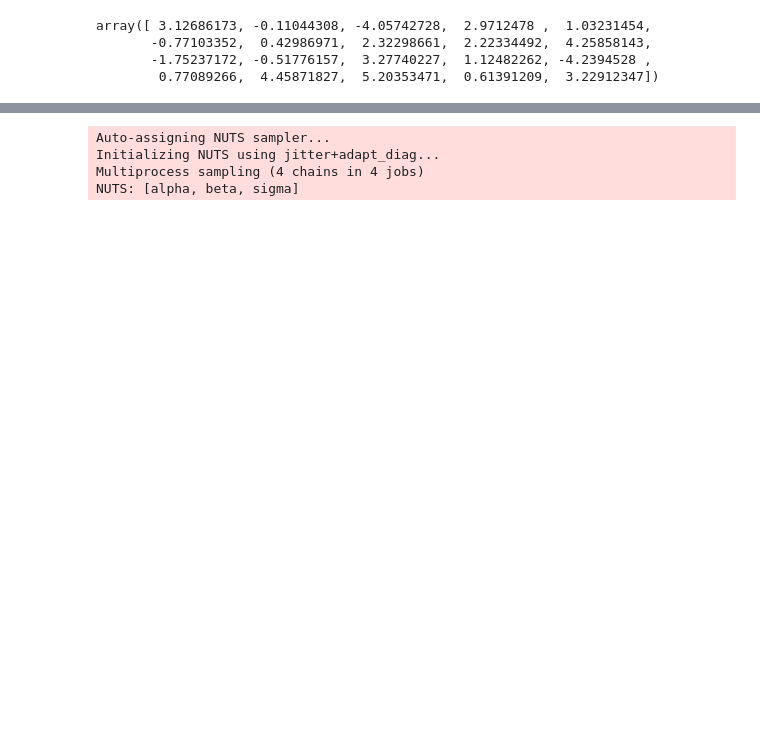
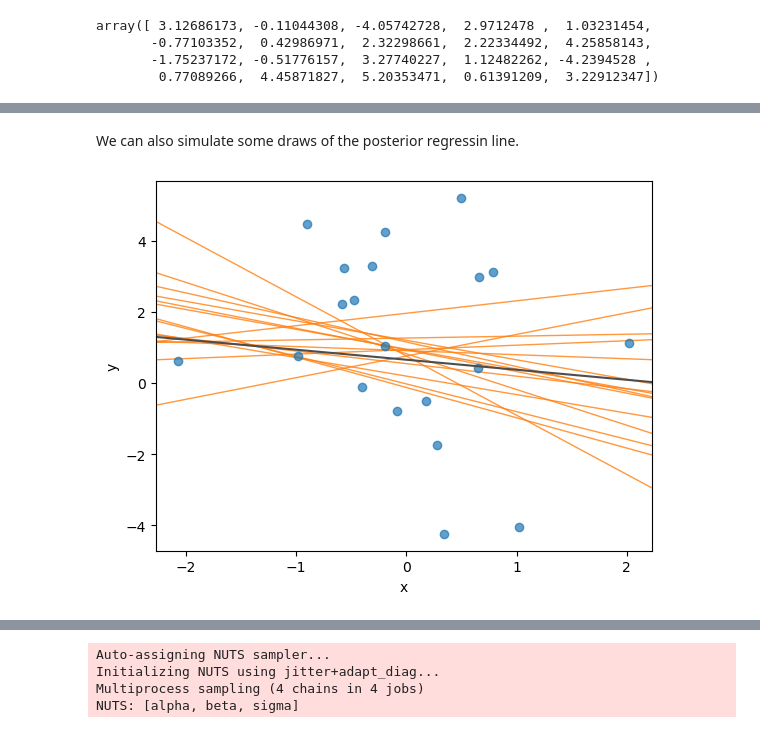
Before and after one commit to tomicapretto/tomicapretto.github.io, a Jupyter notebook: posts/2024-11-01_pymc-data-simulation/index.ipynb, the cells around one changed output, grey strips where cells are left out. Cells and saved outputs as stored; diff of their text form; code cells hidden in the pictures; blank space fills up the shorter version.

```diff
--- a/posts/2024-10-31_pymc-data-simulation/index.ipynb
+++ b/posts/2024-11-01_pymc-data-simulation/index.ipynb
@@ -150,0 +315,17 @@ model_observed_data.to_graphviz()
+# %% [markdown]
+We can also simulate some draws of the posterior regressin line.
+# %%
+posterior_draws = az.extract(
+    idata, group="posterior", var_names=["alpha", "beta"], num_samples=15
+)
+
+fig, ax = plt.subplots()
+ax.scatter(x_values, y_values, alpha=0.7)
+ax.axline((0, alpha_value), slope=beta_value, color="0.3")
+
+for a, b in zip(posterior_draws["alpha"].to_numpy(), posterior_draws["beta"].to_numpy()):
+    ax.axline((0, a), slope=b, color="C1", alpha=0.8, lw=1, zorder=-1)
+
+ax.set(xlabel="x", ylabel="y");
+# %% [output]
+[figure, added]
```
Also changed, not shown: parts of 127 cells of this notebook, 46 other files.
